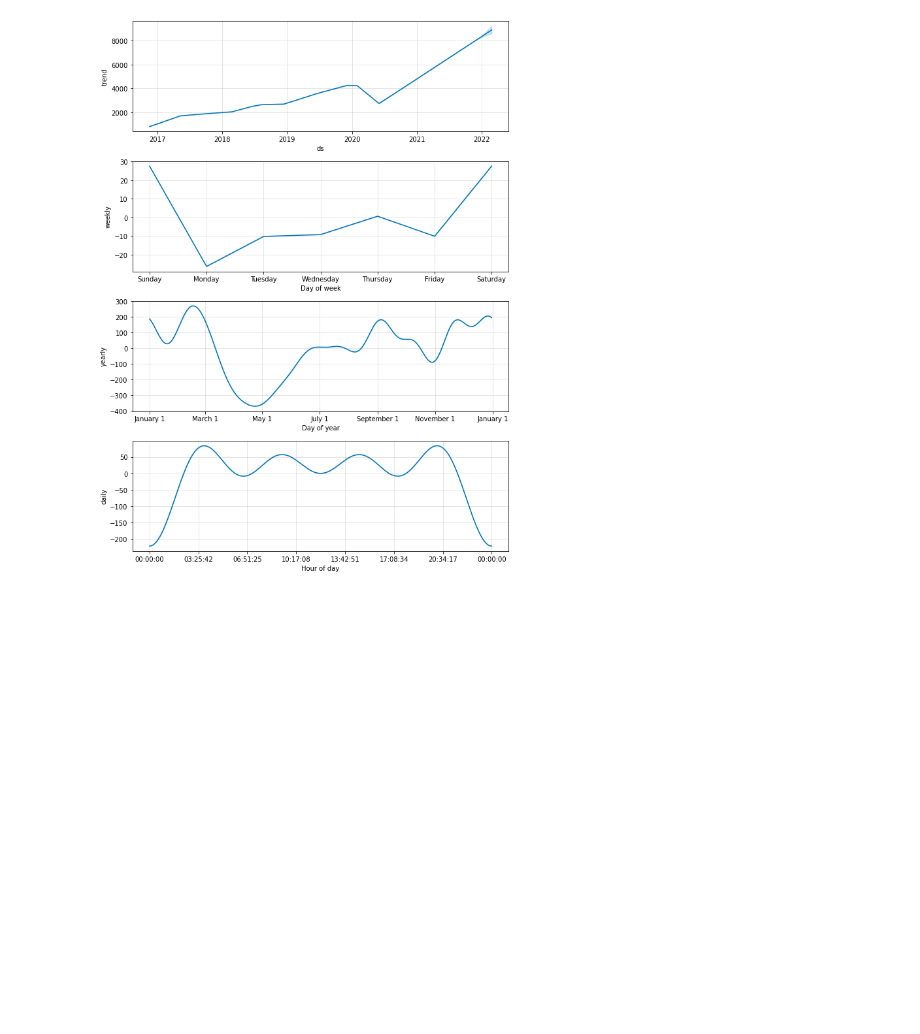
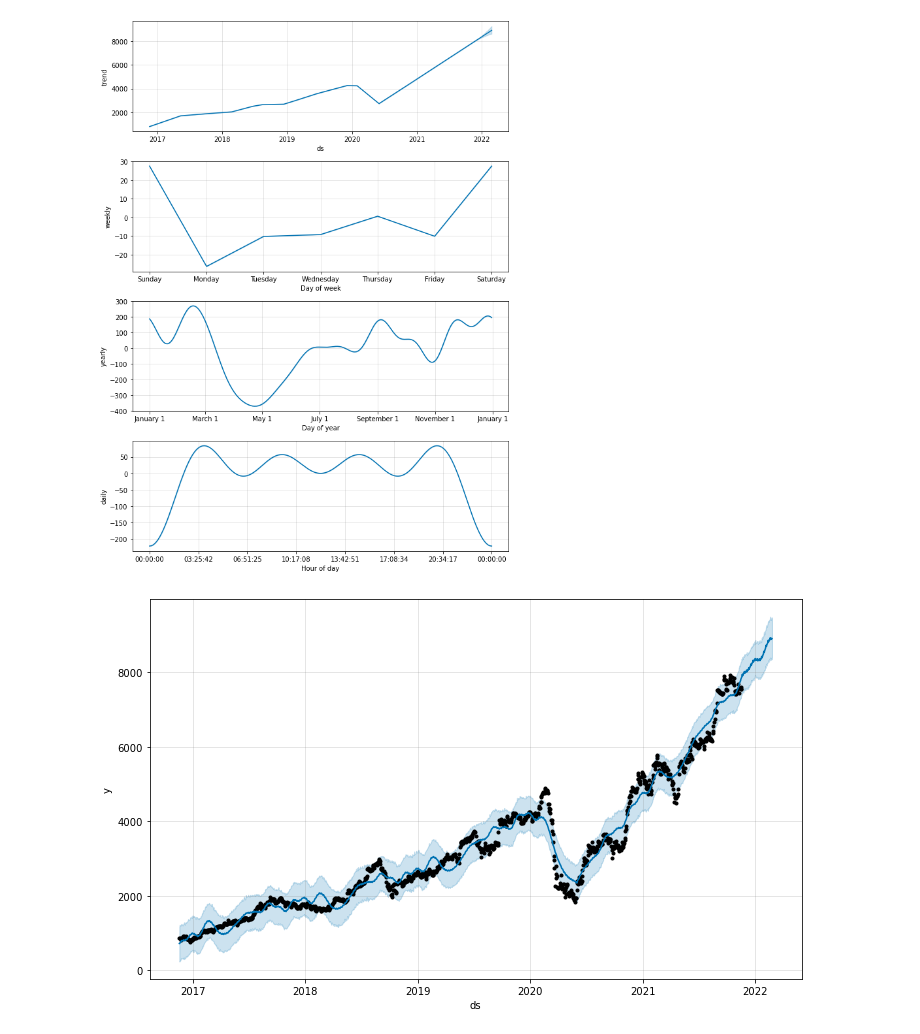
Before and after one commit to ViirajPatel/sem7, a Jupyter notebook: arima model/prophet.ipynb, the cells around one changed output. Saved outputs shown, nothing was run; the diff lists cells and outputs as text; code cells hidden in the pictures; blank space fills up the shorter version.

```diff
--- a/arima model/prophet.ipynb
+++ b/arima model/prophet.ipynb
@@ -240,9 +242,13 @@ forecast[-271:-230]
 41 rows × 22 columns
 # %%
-m.plot(forecast);
+plotted = m.plot(forecast);
 # %% [output]
 [figure]
 # %%
 plot2 = m.plot_components(forecast)
 # %% [output]
 [figure]
+# %%
+plotted
+# %% [output]
+[figure, added]
```
Also changed, not shown: parts of 3 cells of this notebook, 17 other files.
